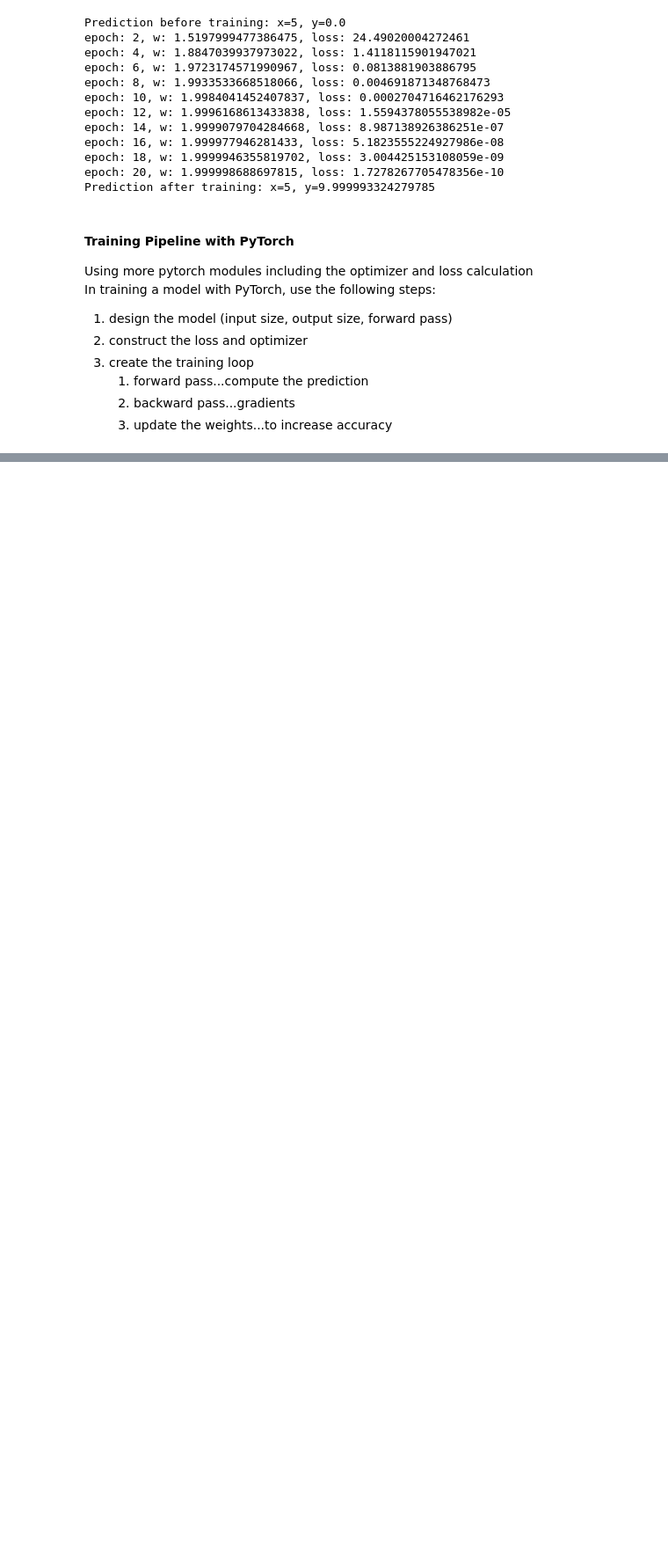
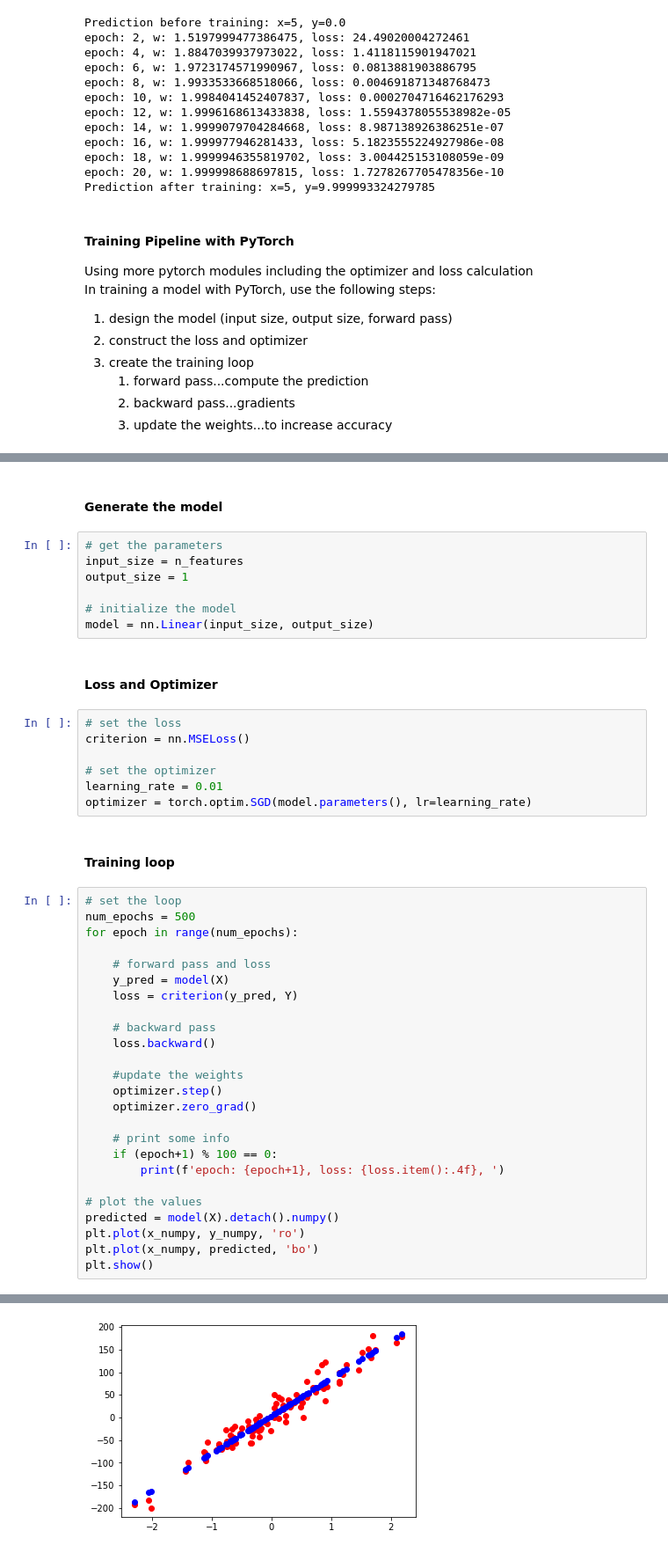
Before and after one commit to sakinkirti/pytorch-tutorial, a Jupyter notebook: pytorch_tutorial.ipynb, the cells around one changed output, grey strips where cells are left out. Shown at 88% size. Cells and saved outputs as stored; diff of their text form; blank space fills up the shorter version.

Commit message:
completed linear regression and started logistic regression

```diff
--- a/pytorch_tutorial.ipynb
+++ b/pytorch_tutorial.ipynb
@@ -411,0 +437,46 @@ Prediction after training: x=5, y=9.829
+# %% [markdown]
+#### Generate the model
+# %%
+# get the parameters
+input_size = n_features
+output_size = 1
+
+# initialize the model
+model = nn.Linear(input_size, output_size)
+# %% [markdown]
+#### Loss and Optimizer
+# %%
+# set the loss
+criterion = nn.MSELoss()
+
+# set the optimizer
+learning_rate = 0.01
+optimizer = torch.optim.SGD(model.parameters(), lr=learning_rate)
+# %% [markdown]
+#### Training loop
+# %%
+# set the loop
+num_epochs = 500
+for epoch in range(num_epochs):
+
+    # forward pass and loss
+    y_pred = model(X)
+    loss = criterion(y_pred, Y)
+
+    # backward pass
+    loss.backward()
+
+    #update the weights
+    optimizer.step()
+    optimizer.zero_grad()
+
+    # print some info
+    if (epoch+1) % 100 == 0:
+        print(f'epoch: {epoch+1}, loss: {loss.item():.4f}, ')
+
+# plot the values
+predicted = model(X).detach().numpy()
+plt.plot(x_numpy, y_numpy, 'ro')
+plt.plot(x_numpy, predicted, 'bo')
+plt.show()
+# %% [output]
@@ -411,0 +488 @@ Prediction after training: x=5, y=9.829
+[figure, added]
```
Also changed, not shown: parts of 26 cells of this notebook.
